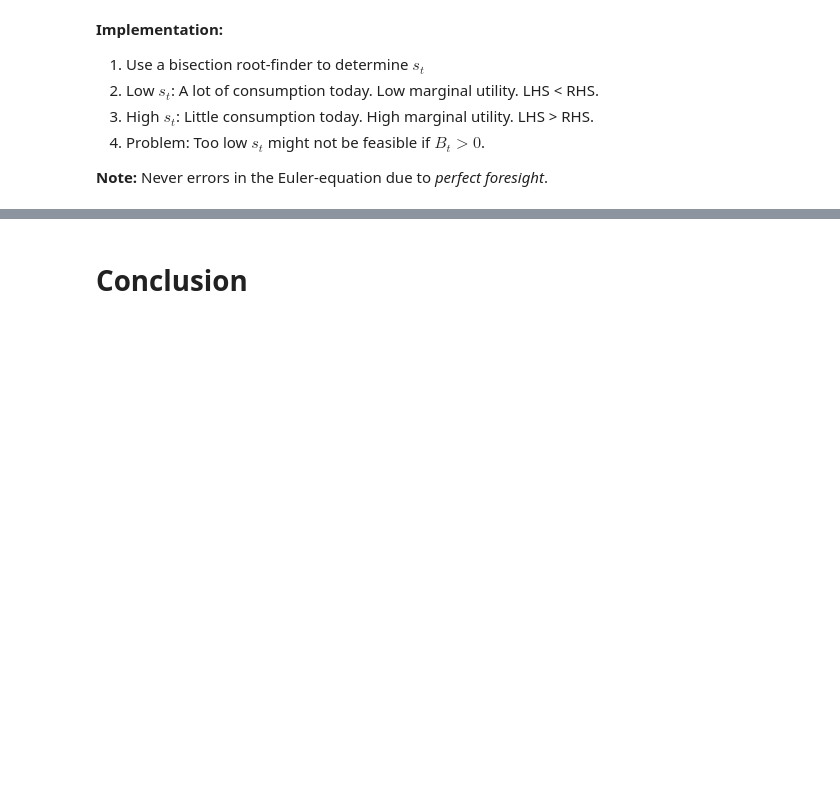
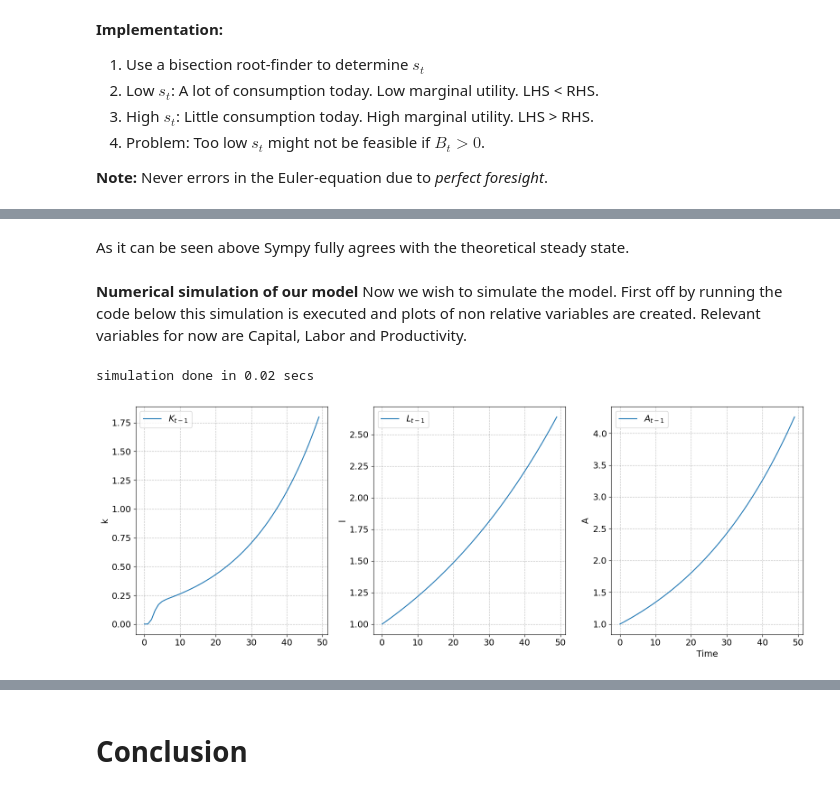
Before and after one commit to NumEconCopenhagen/projects-2023-boybandet, a Jupyter notebook: modelproject/OLG Jupyter.ipynb, the cells around one changed output, grey strips where cells are left out. Drawn from its saved outputs; the diff is of its cells as text; code cells hidden in the pictures; blank space fills up the shorter version.

```diff
--- a/modelproject/OLG Jupyter.ipynb
+++ b/modelproject/OLG Jupyter.ipynb
@@ -233,0 +200,11 @@ model.setup
+# %% [markdown]
+As it can be seen above Sympy fully agrees with the theoretical steady state.
+# %% [markdown]
+**Numerical simulation of our model**
+Now we wish to simulate the model. First off by running the code below this simulation is executed and plots of non relative variables are created. Relevant variables for now are Capital, Labor and Productivity.
+# %%
+model.simulate()
+plotKLA(model.sim.K_lag,model.sim.L_lag,model.sim.A_lag)
+# %% [output]
+simulation done in 0.02 secs
+[figure, added]
```
Also changed, not shown: parts of 32 cells of this notebook, 2 other files.
